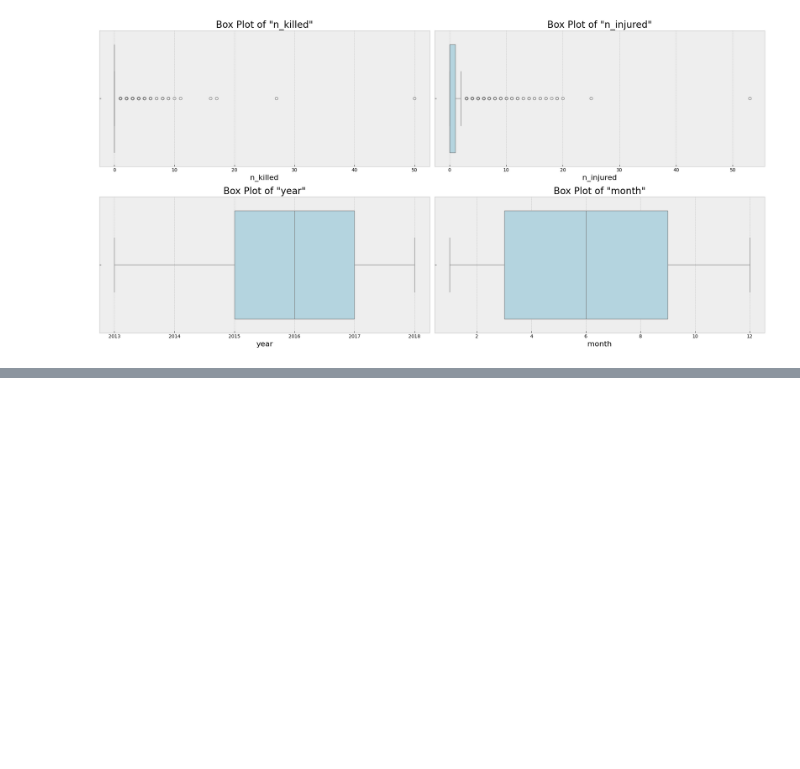
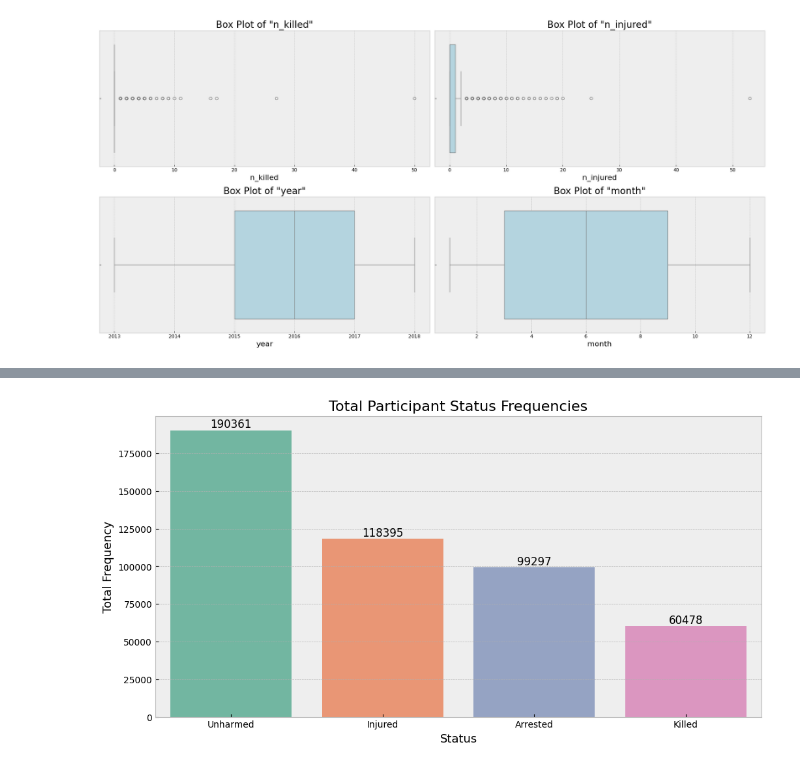
Before and after one commit to bharath03-a/Gun-Violence-Incidents, a Jupyter notebook: notebooks/03_cleaned_data_exploration.ipynb, the cells around one changed output, grey strips where cells are left out. Cells and saved outputs as stored; diff of their text form; code cells hidden in the pictures; blank space fills up the shorter version.

```diff
--- a/notebooks/03_cleaned_data_exploration.ipynb
+++ b/notebooks/03_cleaned_data_exploration.ipynb
@@ -232,0 +237,4 @@ status_frequency_plot(ip_data.toPandas())
+# %%
+status_frequency_plot(pandas_ip_df)
+# %% [output]
+[figure, added]
```
Also changed, not shown: parts of 9 cells of this notebook, 1 other file.
